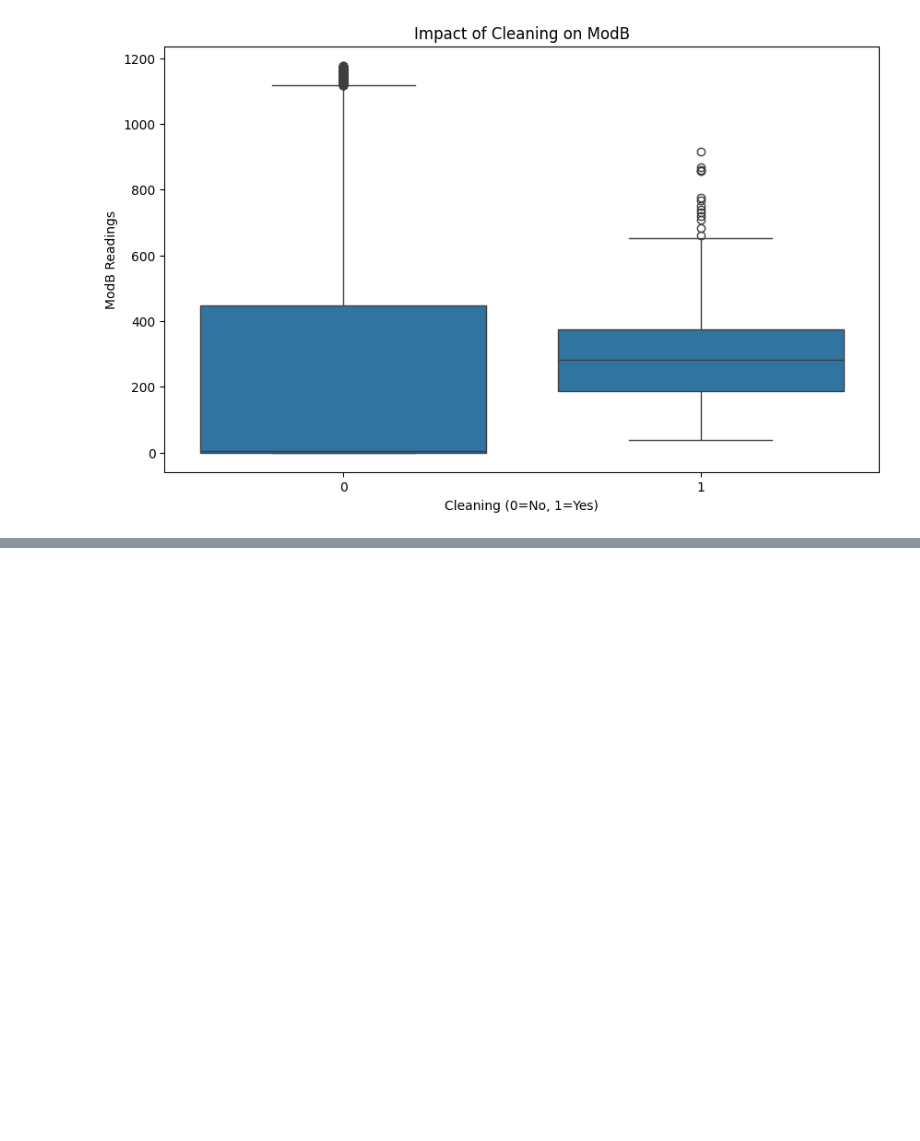
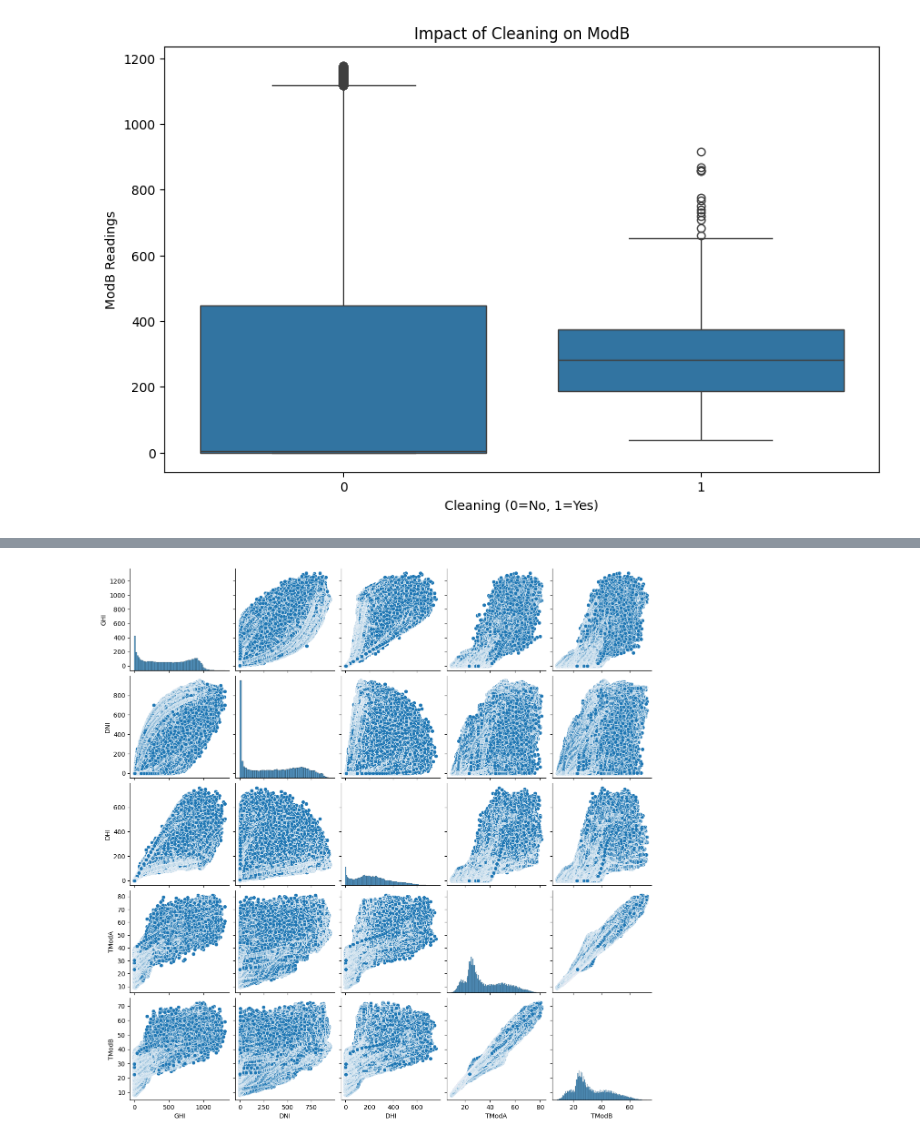
Before and after one commit to Nahom-ketsela/kaim-week-00, a Jupyter notebook: benin.ipynb, the cells around one changed output, grey strips where cells are left out. Cells and saved outputs as stored; diff of their text form; code cells hidden in the pictures; blank space fills up the shorter version.

```diff
--- a/benin.ipynb
+++ b/benin.ipynb
@@ -268,0 +280,5 @@ plt.show()
+# %%
+sns.pairplot(data[['GHI', 'DNI', 'DHI', 'TModA', 'TModB']])
+plt.show()
+# %% [output]
+[figure, added]
```
Also changed, not shown: parts of 2 cells of this notebook.
